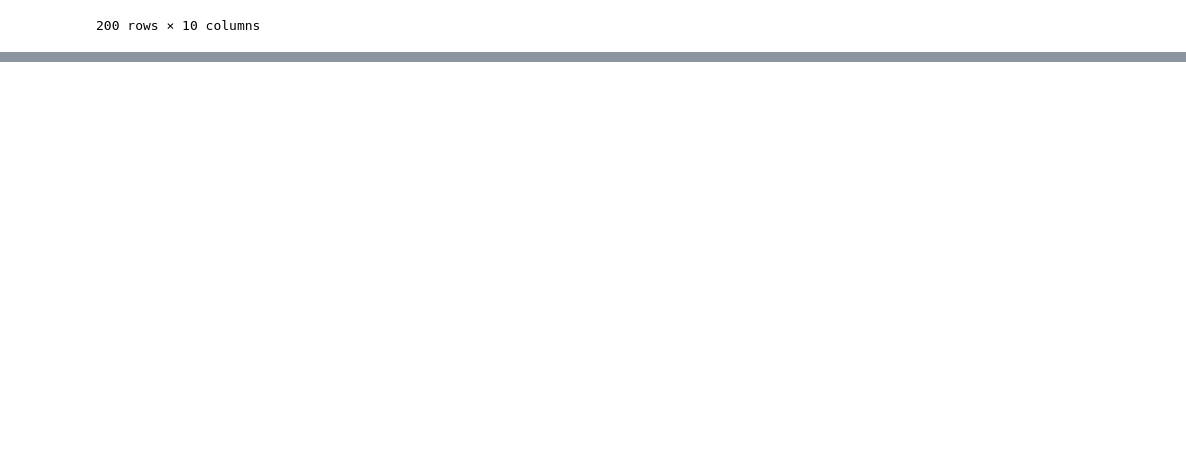
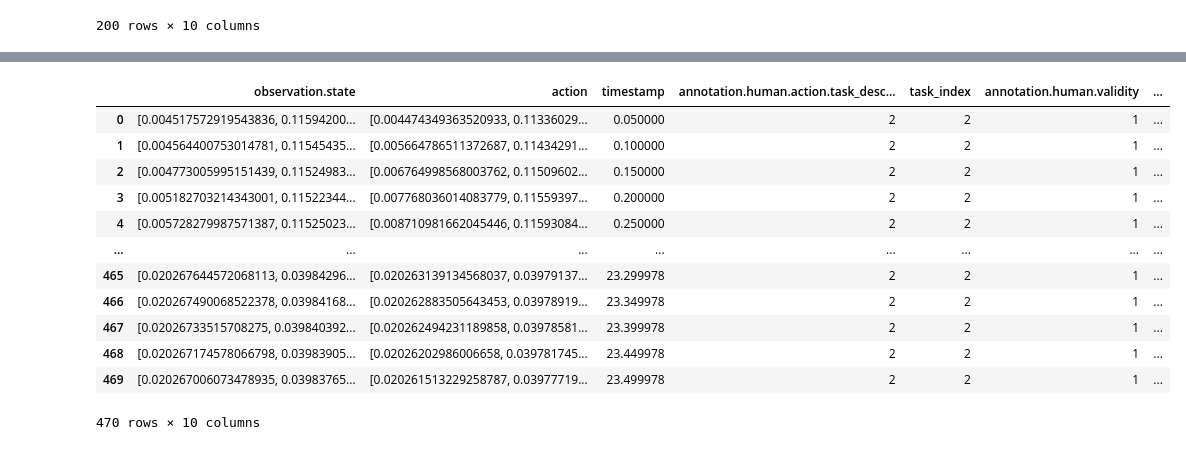
Before and after one commit to DavidKalajdzic/track-hawk, a Jupyter notebook: test.ipynb, the cells around one changed output, grey strips where cells are left out. Saved outputs shown, nothing was run; the diff lists cells and outputs as text; code cells hidden in the pictures; blank space fills up the shorter version.

```diff
--- a/test.ipynb
+++ b/test.ipynb
@@ -297,0 +299,20 @@ df_.head(5)  # Display the first 5 rows of the DataFrame
+# %%
+import pandas as pd
+import parquet
+
+df = pd.read_parquet("/Users/david/Documents/visual-intelligence/track-hawk/Isaac-GR00T/demo_data/robot_sim.PickNPlace/data/chunk-000/episode_000001.parquet")
+df
+# %% [output]
+|  | observation.state | action | timestamp | annotation.human.action.task_desc... | task_index | annotation.human.validity | ... |
+| 0 | [0.004517572919543836, 0.11594200... | [0.004474349363520933, 0.11336029... | 0.050000 | 2 | 2 | 1 | ... |
+| 1 | [0.004564400753014781, 0.11545435... | [0.005664786511372687, 0.11434291... | 0.100000 | 2 | 2 | 1 | ... |
+| 2 | [0.004773005995151439, 0.11524983... | [0.006764998568003762, 0.11509602... | 0.150000 | 2 | 2 | 1 | ... |
+| 3 | [0.005182703214343001, 0.11522344... | [0.007768036014083779, 0.11559397... | 0.200000 | 2 | 2 | 1 | ... |
+| 4 | [0.005728279987571387, 0.11525023... | [0.008710981662045446, 0.11593084... | 0.250000 | 2 | 2 | 1 | ... |
+| ... | ... | ... | ... | ... | ... | ... | ... |
+| 465 | [0.020267644572068113, 0.03984296... | [0.020263139134568037, 0.03979137... | 23.299978 | 2 | 2 | 1 | ... |
+| 466 | [0.020267490068522378, 0.03984168... | [0.020262883505643453, 0.03978919... | 23.349978 | 2 | 2 | 1 | ... |
+| 467 | [0.02026733515708275, 0.039840392... | [0.020262494231189858, 0.03978581... | 23.399978 | 2 | 2 | 1 | ... |
+| 468 | [0.020267174578066798, 0.03983905... | [0.02026202986006658, 0.039781745... | 23.449978 | 2 | 2 | 1 | ... |
+| 469 | [0.020267006073478935, 0.03983765... | [0.020261513229258787, 0.03977719... | 23.499978 | 2 | 2 | 1 | ... |
+470 rows × 10 columns
```
Also changed, not shown: parts of 11 cells of this notebook, 5 other files.
